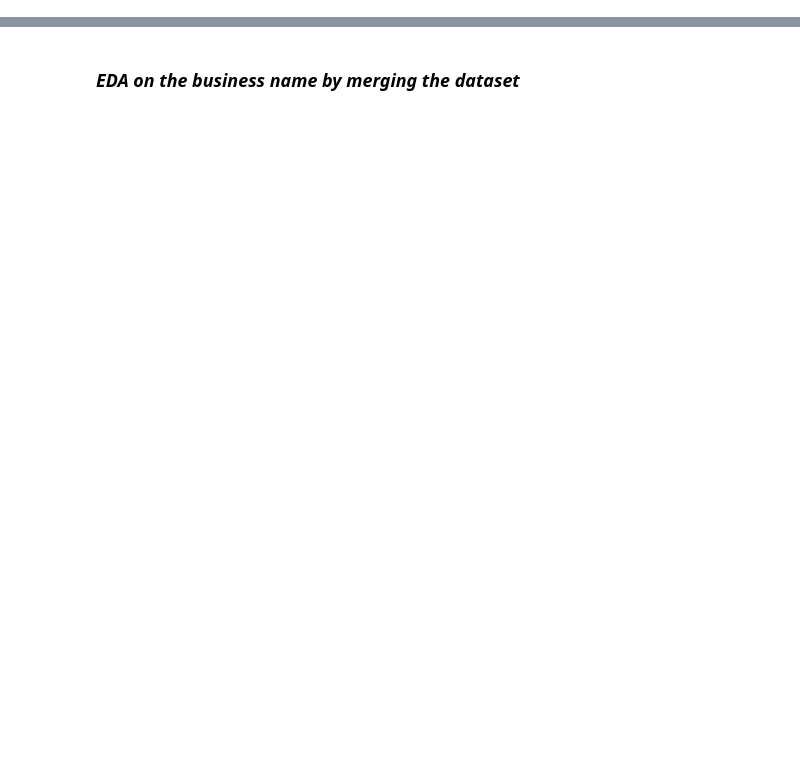
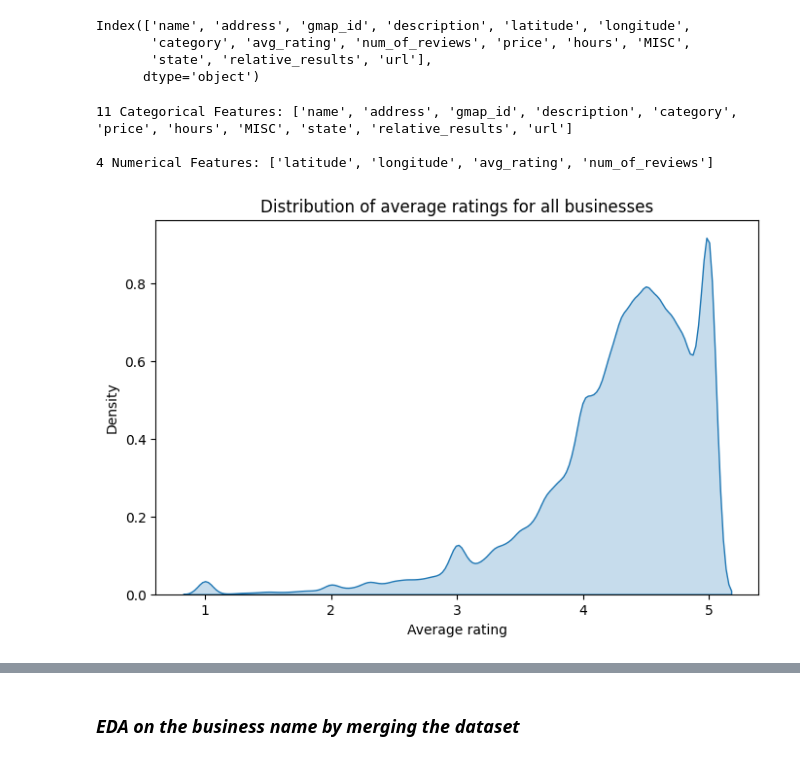
Before and after one commit to preyali/IT492_Pheonix_1, a Jupyter notebook: EDA_FeatureExtraction.ipynb, the cells around one changed output, grey strips where cells are left out. Drawn from its saved outputs; the diff is of its cells as text; code cells hidden in the pictures; blank space fills up the shorter version.

```diff
--- a/EDA_FeatureExtraction.ipynb
+++ b/EDA_FeatureExtraction.ipynb
@@ -0,0 +62,4 @@
+# %%
+# Loads the dataset containing information regarding the businesses
+business_info = pd.read_json('./meta-Illinois.json', lines=True)
+business_info
@@ -73,0 +174,32 @@ merged_data
+# %%
+business_info.columns
+# %% [output]
+Index(['name', 'address', 'gmap_id', 'description', 'latitude', 'longitude',
+       'category', 'avg_rating', 'num_of_reviews', 'price', 'hours', 'MISC',
+       'state', 'relative_results', 'url'],
+      dtype='object')
+# %%
+# Seperates business_info into categorical and numerical variables
+
+categorical_business_info = business_info.select_dtypes(exclude=np.number).columns.tolist()
+print(len(categorical_business_info), "Categorical Features:", categorical_business_info)
+
+print("")
+
+numerical_business_info = business_info.select_dtypes(include=np.number).columns.tolist()
+print(len(numerical_business_info), "Numerical Features:", numerical_business_info)
+# %% [output]
+11 Categorical Features: ['name', 'address', 'gmap_id', 'description', 'category', 'price', 'hours', 'MISC', 'state', 'relative_results', 'url']
+
+4 Numerical Features: ['latitude', 'longitude', 'avg_rating', 'num_of_reviews']
+# %%
+# Plot to show distribution of average ratings of businesses
+# Density plot for to have smoothed representation of the distribution because it is a continuous variable
+plt.figure(figsize=(8, 5))
+sns.kdeplot(business_info['avg_rating'], fill=True, palette='magma')
+plt.title('Distribution of average ratings for all businesses')
+plt.xlabel('Average rating')
+plt.ylabel('Density')
+plt.show()
+# %% [output]
+[figure, added]
```
Also changed, not shown: parts of 69 cells of this notebook.
